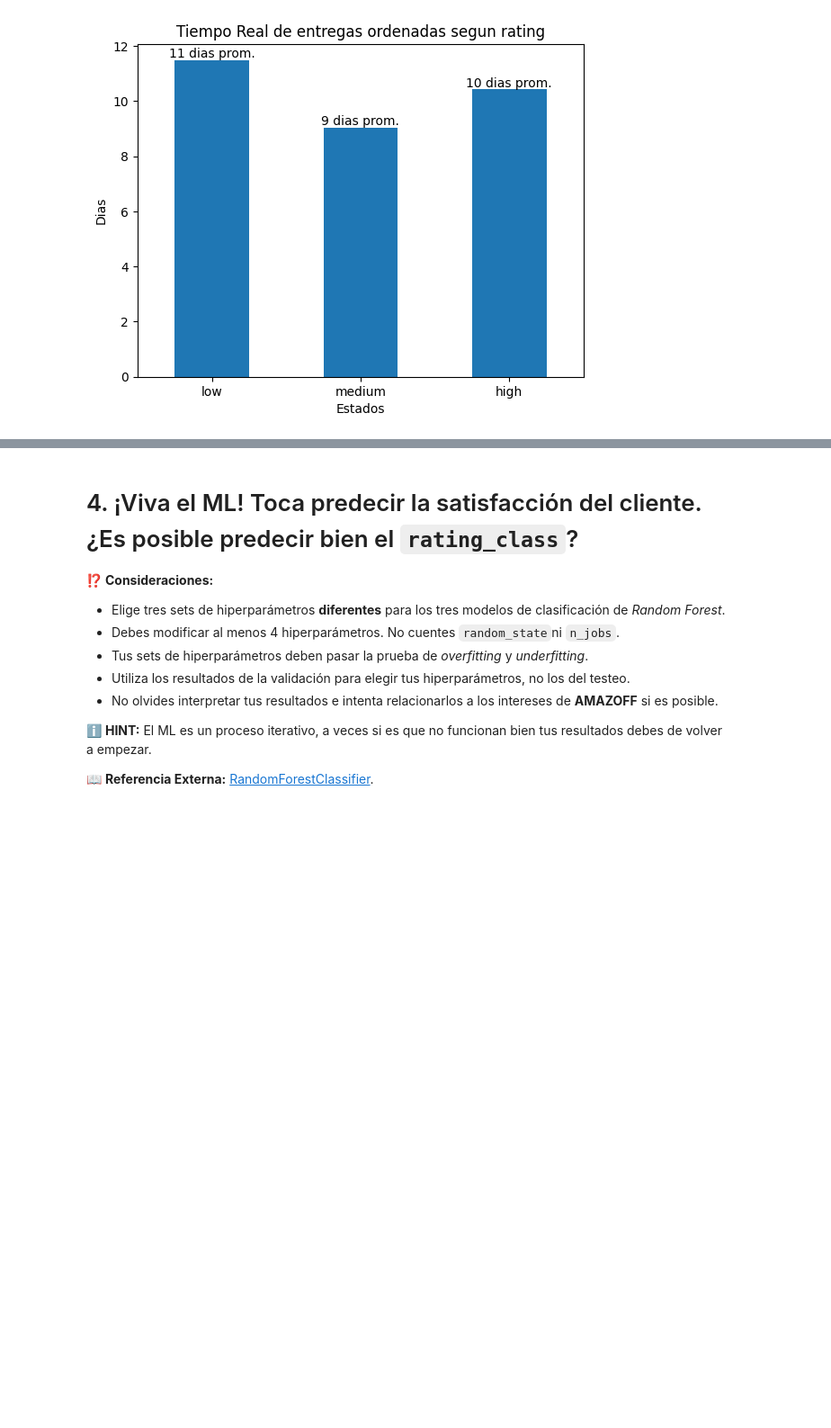
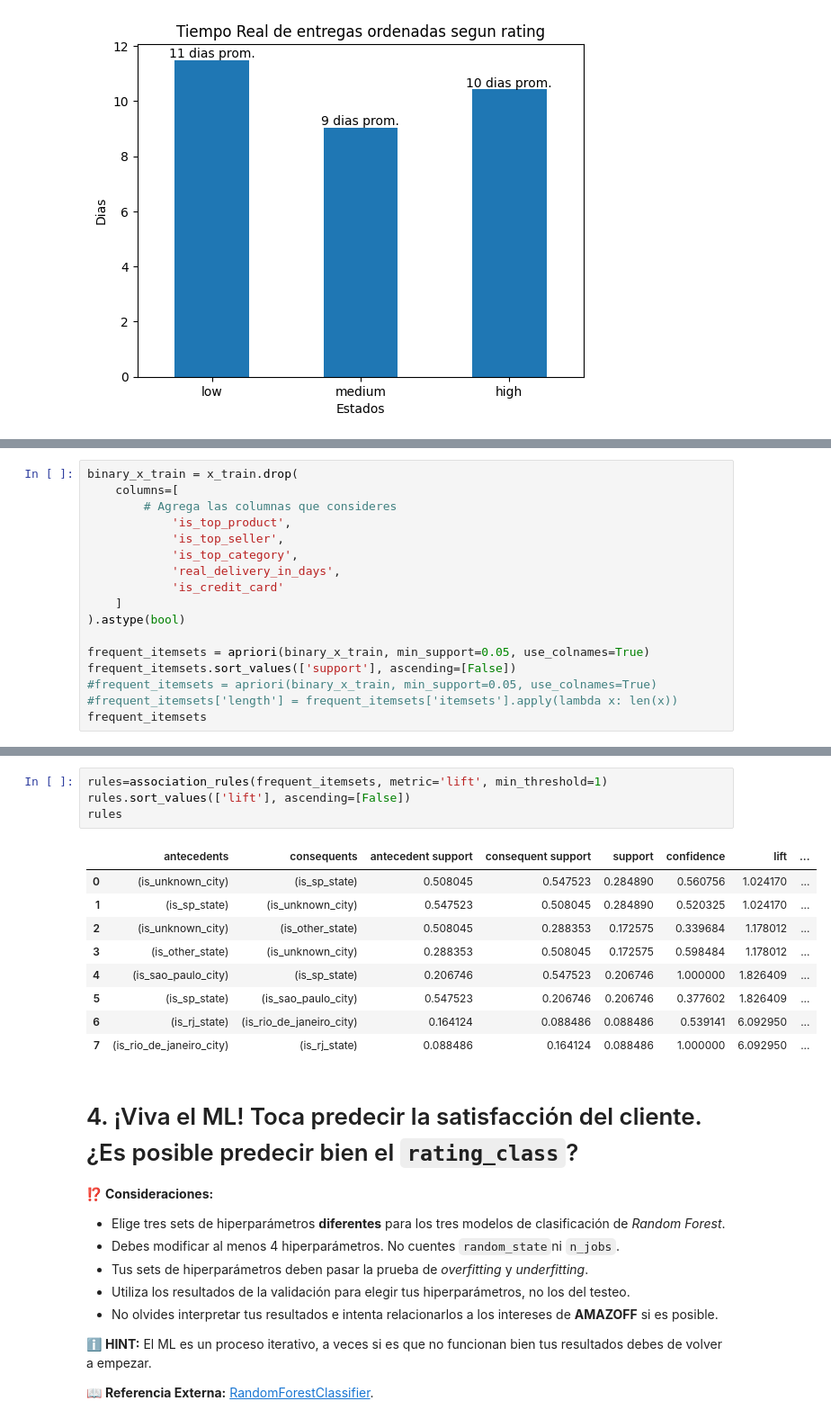
Before and after one commit to julvc/python_diplo, a Jupyter notebook: MP2.ipynb, the cells around one changed output, grey strips where cells are left out. Shown at 90% size. Cells and saved outputs as stored; diff of their text form; blank space fills up the shorter version.

```diff
--- a/MP2.ipynb
+++ b/MP2.ipynb
@@ -337,0 +330,17 @@ rules
+# %%
+binary_x_train = x_train.drop(
+    columns=[
+        # Agrega las columnas que consideres
+        	'is_top_product',
+        	'is_top_seller',
+        	'is_top_category',
+        	'real_delivery_in_days',
+        	'is_credit_card'
+    ]
+).astype(bool)
+
+frequent_itemsets = apriori(binary_x_train, min_support=0.05, use_colnames=True)
+frequent_itemsets.sort_values(['support'], ascending=[False])
+#frequent_itemsets = apriori(binary_x_train, min_support=0.05, use_colnames=True)
+#frequent_itemsets['length'] = frequent_itemsets['itemsets'].apply(lambda x: len(x))
+frequent_itemsets
@@ -338,3 +360,17 @@ rules
+# %%
+rules=association_rules(frequent_itemsets, metric='lift', min_threshold=1)
+rules.sort_values(['lift'], ascending=[False])
+rules
+# %% [output]
+|  | antecedents | consequents | antecedent support | consequent support | support | confidence | lift | ... |
+| 0 | (is_unknown_city) | (is_sp_state) | 0.508045 | 0.547523 | 0.284890 | 0.560756 | 1.024170 | ... |
+| 1 | (is_sp_state) | (is_unknown_city) | 0.547523 | 0.508045 | 0.284890 | 0.520325 | 1.024170 | ... |
+| 2 | (is_unknown_city) | (is_other_state) | 0.508045 | 0.288353 | 0.172575 | 0.339684 | 1.178012 | ... |
+| 3 | (is_other_state) | (is_unknown_city) | 0.288353 | 0.508045 | 0.172575 | 0.598484 | 1.178012 | ... |
+| 4 | (is_sao_paulo_city) | (is_sp_state) | 0.206746 | 0.547523 | 0.206746 | 1.000000 | 1.826409 | ... |
+| 5 | (is_sp_state) | (is_sao_paulo_city) | 0.547523 | 0.206746 | 0.206746 | 0.377602 | 1.826409 | ... |
+| 6 | (is_rj_state) | (is_rio_de_janeiro_city) | 0.164124 | 0.088486 | 0.088486 | 0.539141 | 6.092950 | ... |
+| 7 | (is_rio_de_janeiro_city) | (is_rj_state) | 0.088486 | 0.164124 | 0.088486 | 1.000000 | 6.092950 | ... |
 # %% [markdown]
 # 4. ¡Viva el ML! Toca predecir la satisfacción del cliente. ¿Es posible predecir bien el `rating_class`?
 
```
Also changed, not shown: parts of 6 cells of this notebook.
